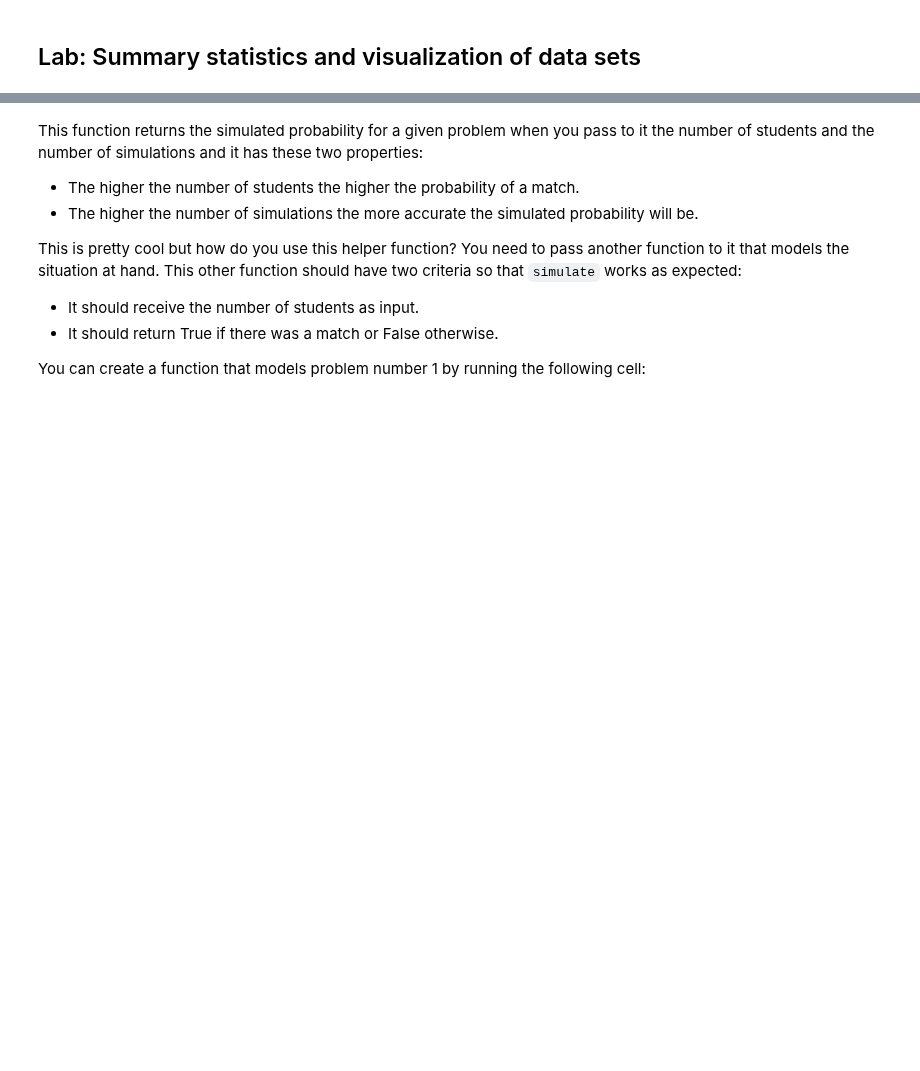
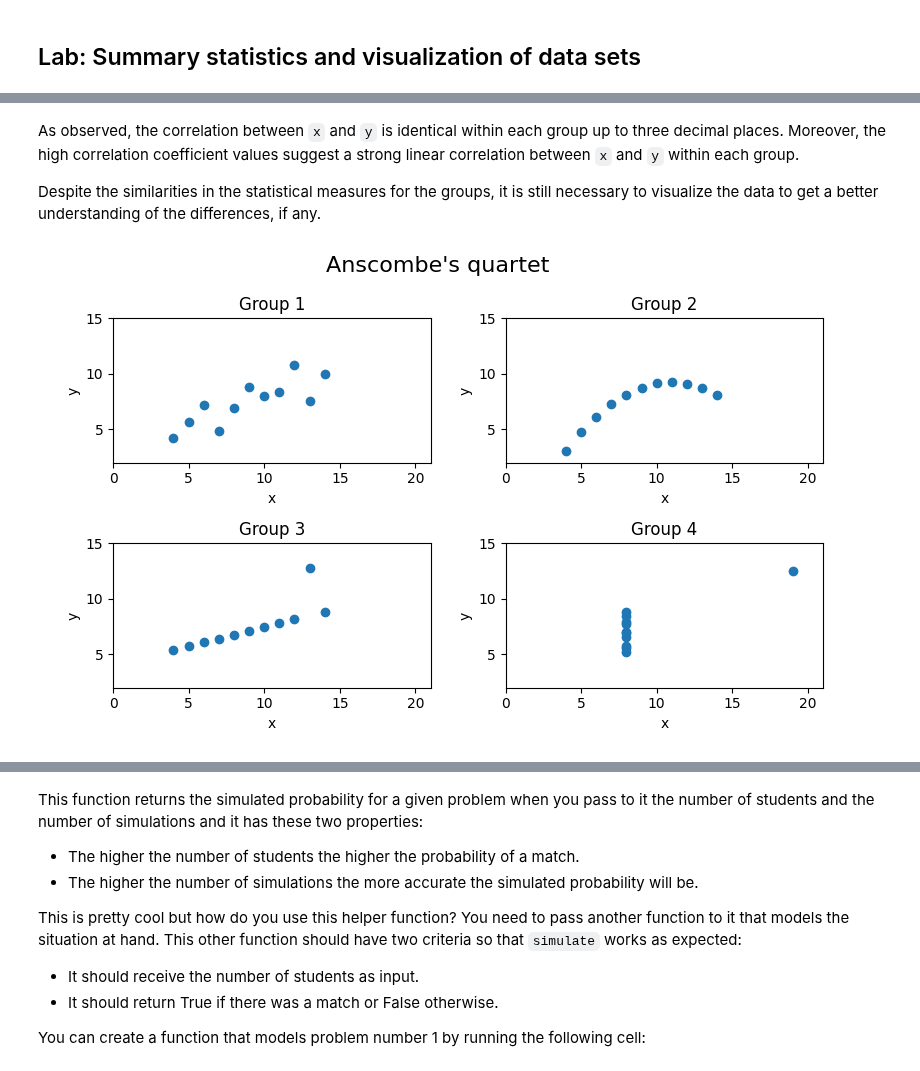
Before and after one commit to rahiakela/mathematics-for-machine-learning, a Jupyter notebook: mathematics-for-machine-learning-and-data-science-specialization/03-probability-and-statistics/week2-describing-probability-distributions/lab_1_summary_statistics_and_visualization_of_datasets.ipynb, the cells around one changed output, grey strips where cells are left out. Cells and saved outputs as stored; diff of their text form; code cells hidden in the pictures; blank space fills up the shorter version.

```diff
--- a/mathematics-for-machine-learning-and-data-science-specialization/03-probability-and-statistics/week2-describing-probability-distributions/lab_1_summary_statistics_and_visualization_of_datasets.ipynb
+++ b/mathematics-for-machine-learning-and-data-science-specialization/03-probability-and-statistics/week2-describing-probability-distributions/lab_1_summary_statistics_and_visualization_of_datasets.ipynb
@@ -50,0 +94,8 @@ Before taking a look at the analytical solution you will try to solve it by crea
+# %% [markdown]
+As observed, the correlation between `x` and `y` is identical within each group up to three decimal places. Moreover, the high correlation coefficient values suggest a strong linear correlation between `x` and `y` within each group.
+
+Despite the similarities in the statistical measures for the groups, it is still necessary to visualize the data to get a better understanding of the differences, if any.
+# %%
+utils.plot_anscombes_quartet()
+# %% [output]
+[figure, added]
```
Also changed, not shown: parts of 20 cells of this notebook.
